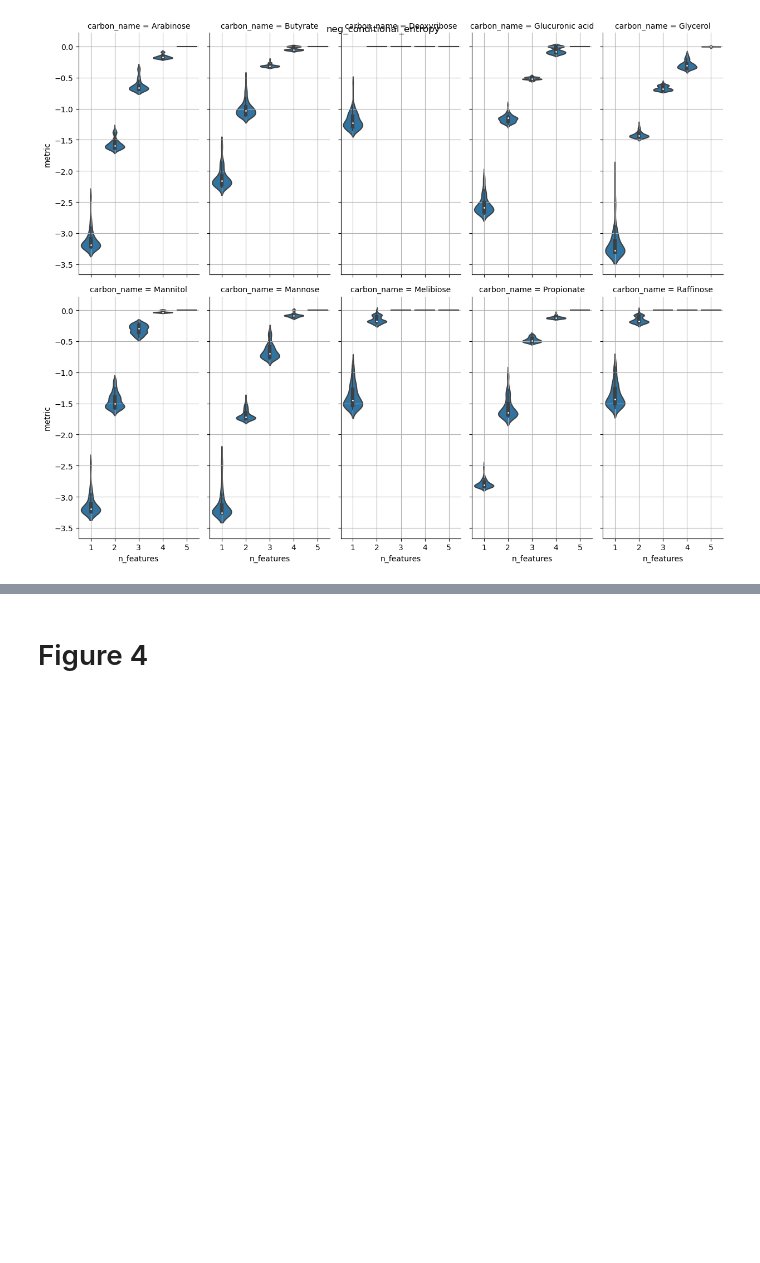
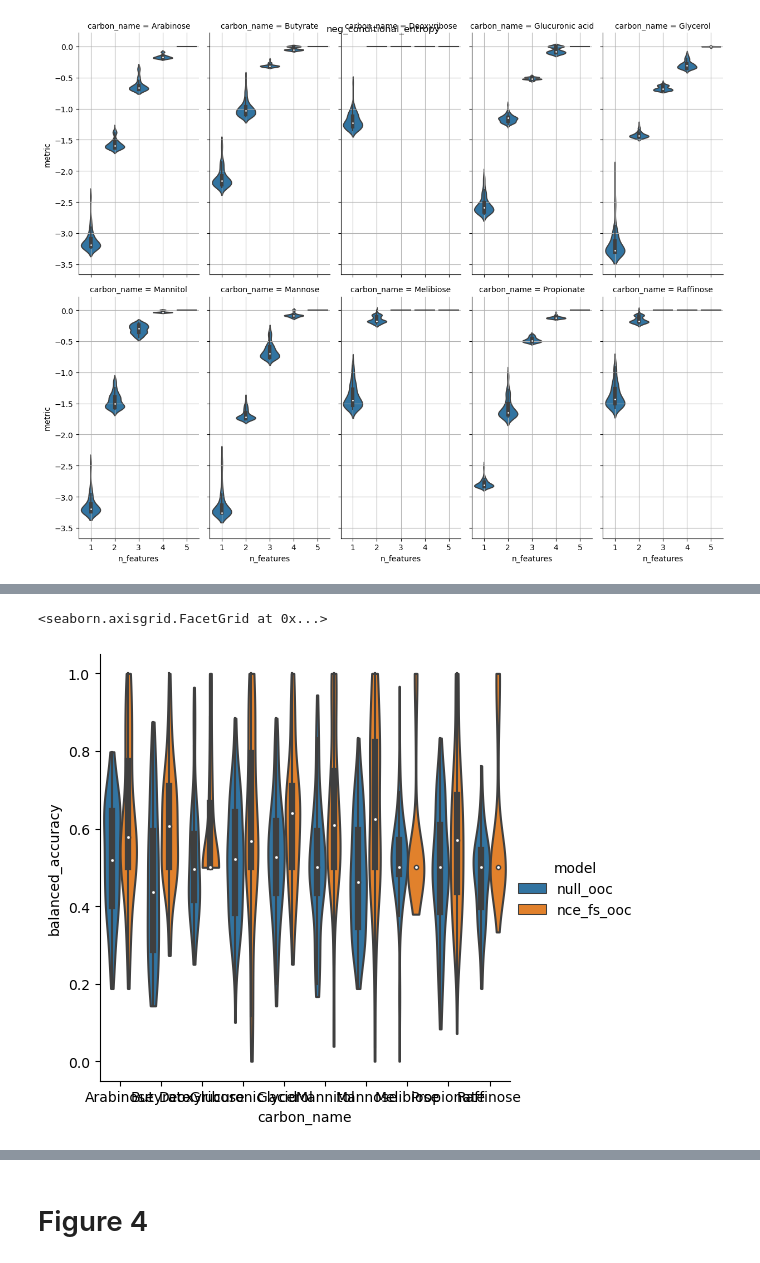
Before and after one commit to zeqianli/CarbonUtilization, a Jupyter notebook: figures_SI.ipynb, the cells around one changed output, grey strips where cells are left out. Saved outputs shown, nothing was run; the diff lists cells and outputs as text; code cells hidden in the pictures; blank space fills up the shorter version.

```diff
--- a/figures_SI.ipynb
+++ b/figures_SI.ipynb
@@ -866,0 +917,8 @@ fig
+# %%
+results_all=pd.read_pickle("/home/zeqianli/project/zeqian/Carbon/data/figure_data/SI/nce/results_all.pk")
+# %%
+# Quick visualization
+sns.catplot(data=results_all, x='carbon_name',y='balanced_accuracy',cut=0,hue='model',kind='violin')
+# %% [output]
+<seaborn.axisgrid.FacetGrid at 0x...>
+[figure, added]
```
Also changed, not shown: parts of 88 cells of this notebook, 10 other files.
